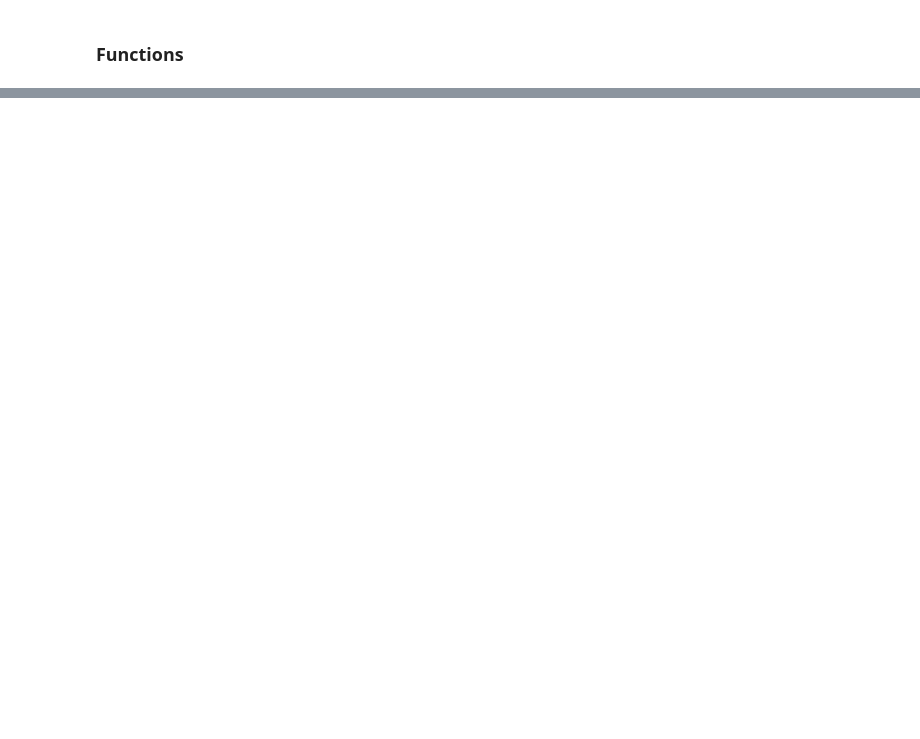
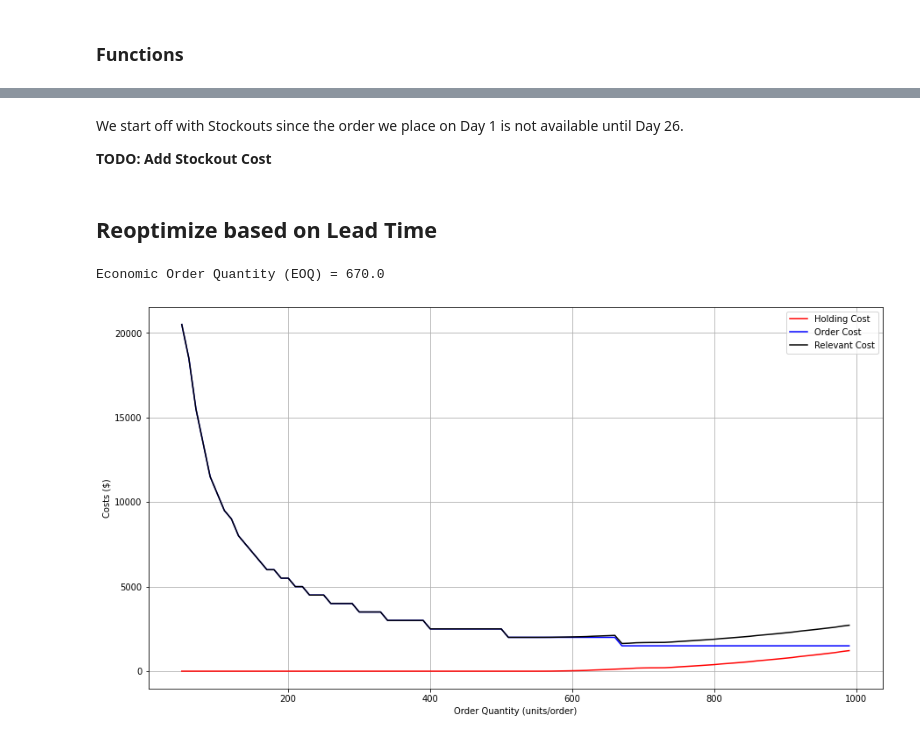
Before and after one commit to ngupta23/inventory-deterministic, a Jupyter notebook: Inventory Management - Deterministic (Class Version).ipynb, the cells around one changed output, grey strips where cells are left out. Cells and saved outputs as stored; diff of their text form; code cells hidden in the pictures; blank space fills up the shorter version.

```diff
--- a/Inventory Management - Deterministic (Class Version).ipynb
+++ b/Inventory Management - Deterministic (Class Version).ipynb
@@ -270,0 +506,19 @@ plt.show()
+# %% [markdown]
+We start off with Stockouts since the order we place on Day 1 is not available until Day 26.
+
+**TODO: Add Stockout Cost**
+# %% [markdown]
+## Reoptimize based on Lead Time
+# %%
+eoq_finder = FindEOQ(
+    total_demand = TOTAL_DEMAND,
+    total_time = TOTAL_TIME,
+    unit_cost = UNIT_COST,
+    cost_of_placing_order = COST_OF_PLACING_ORDER,
+    holding_cost_per_unit = HOLDING_COST_PER_UNIT,
+    manufacturing_cycle_time = 100
+)
+eoq = eoq_finder.run()
+# %% [output]
+Economic Order Quantity (EOQ) = 670.0
+[figure, added]
```
Also changed, not shown: parts of 39 cells of this notebook.
